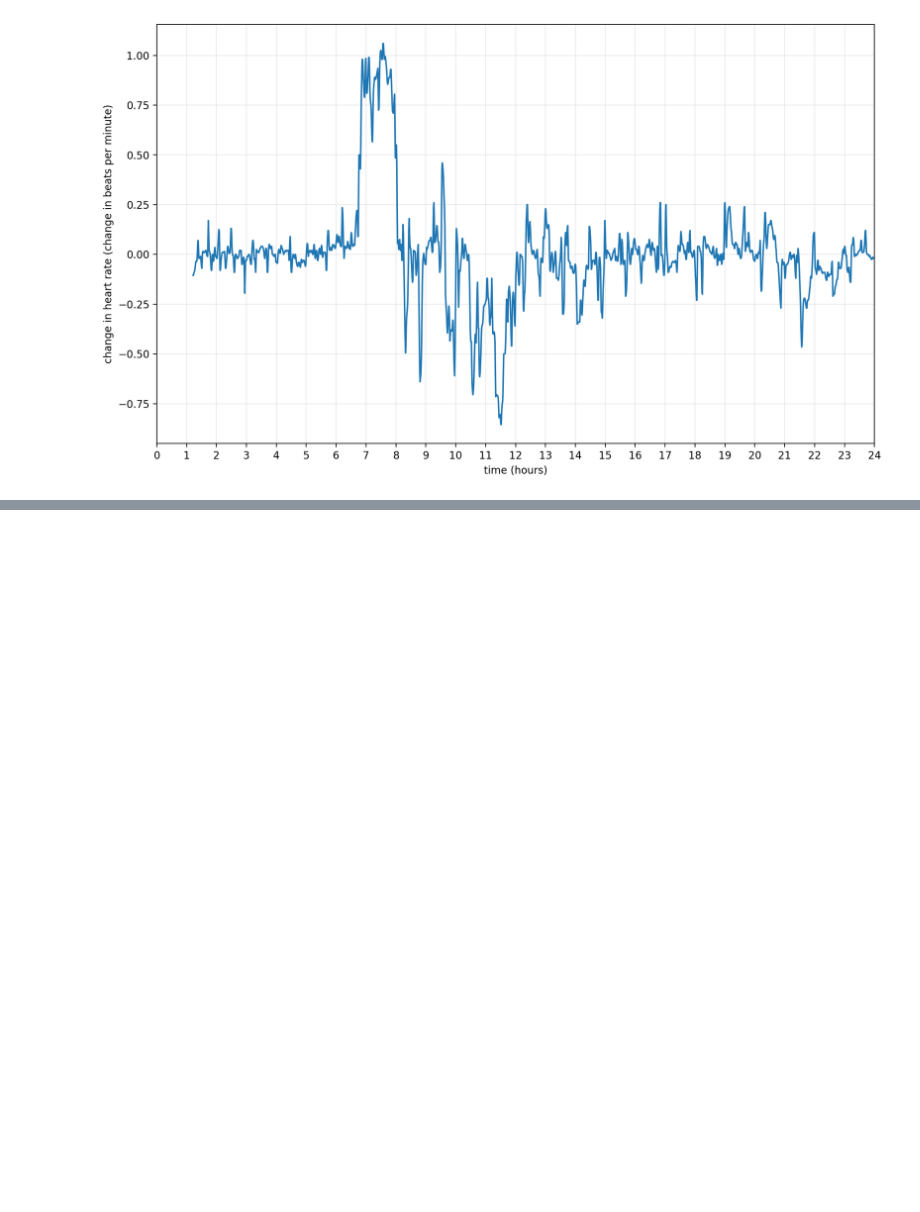
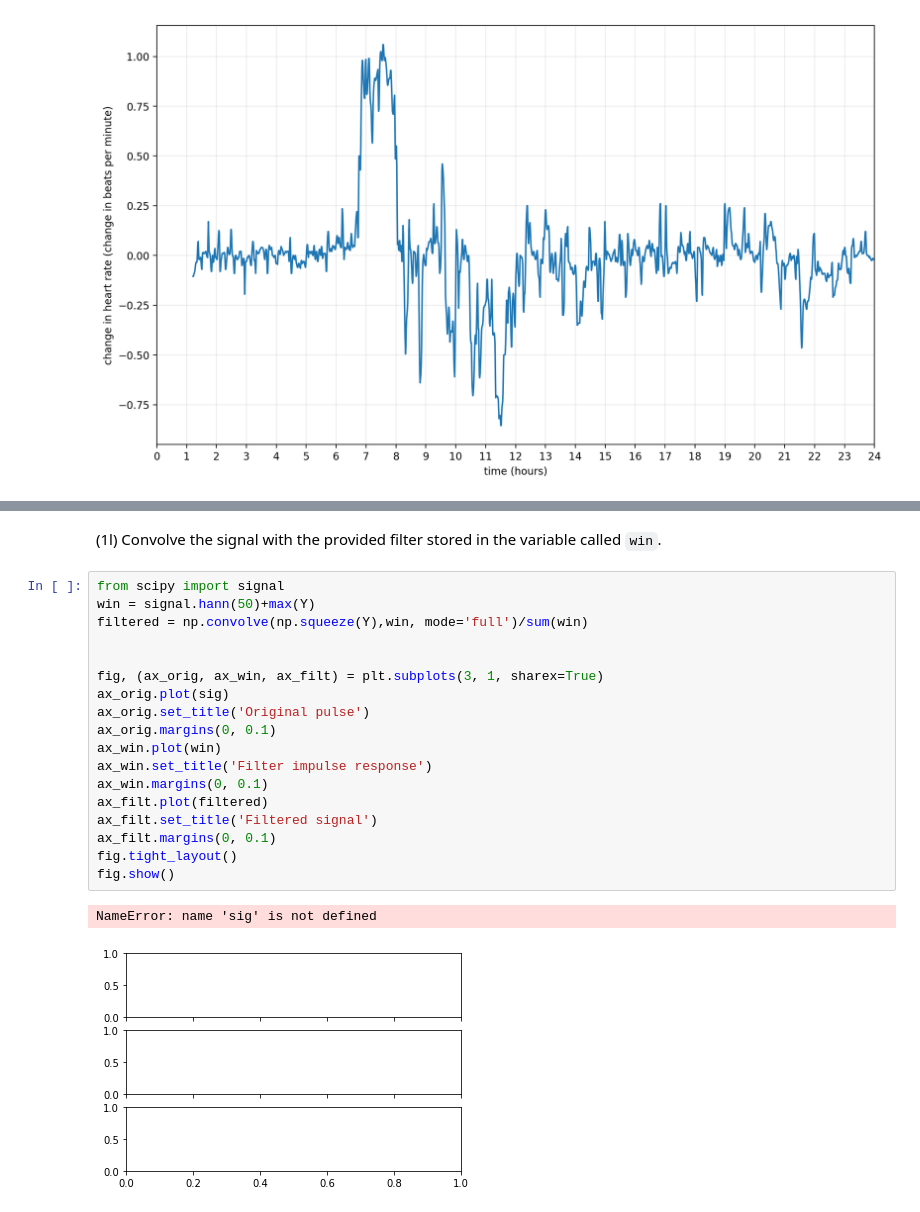
Before and after one commit to shak360/Lab-Training, a Jupyter notebook: Module_2_Python-ML/Assignment_4/svisagan/Assignment_4.ipynb, the cells around one changed output, grey strips where cells are left out. Saved outputs shown, nothing was run; the diff lists cells and outputs as text; blank space fills up the shorter version.

```diff
--- a/Module_2_Python-ML/Assignment_4/svisagan/Assignment_4.ipynb
+++ b/Module_2_Python-ML/Assignment_4/svisagan/Assignment_4.ipynb
@@ -219,0 +222,23 @@ plt.show()
+# %% [markdown]
+(1l) Convolve the signal with the provided filter stored in the variable called `win`.
+# %%
+from scipy import signal
+win = signal.hann(50)+max(Y)
+filtered = np.convolve(np.squeeze(Y),win, mode='full')/sum(win)
+
+
+fig, (ax_orig, ax_win, ax_filt) = plt.subplots(3, 1, sharex=True)
+ax_orig.plot(sig)
+ax_orig.set_title('Original pulse')
+ax_orig.margins(0, 0.1)
+ax_win.plot(win)
+ax_win.set_title('Filter impulse response')
+ax_win.margins(0, 0.1)
+ax_filt.plot(filtered)
+ax_filt.set_title('Filtered signal')
+ax_filt.margins(0, 0.1)
+fig.tight_layout()
+fig.show()
+# %% [output]
+NameError: name 'sig' is not defined
+[figure, added]
```
Also changed, not shown: parts of 3 cells of this notebook.
